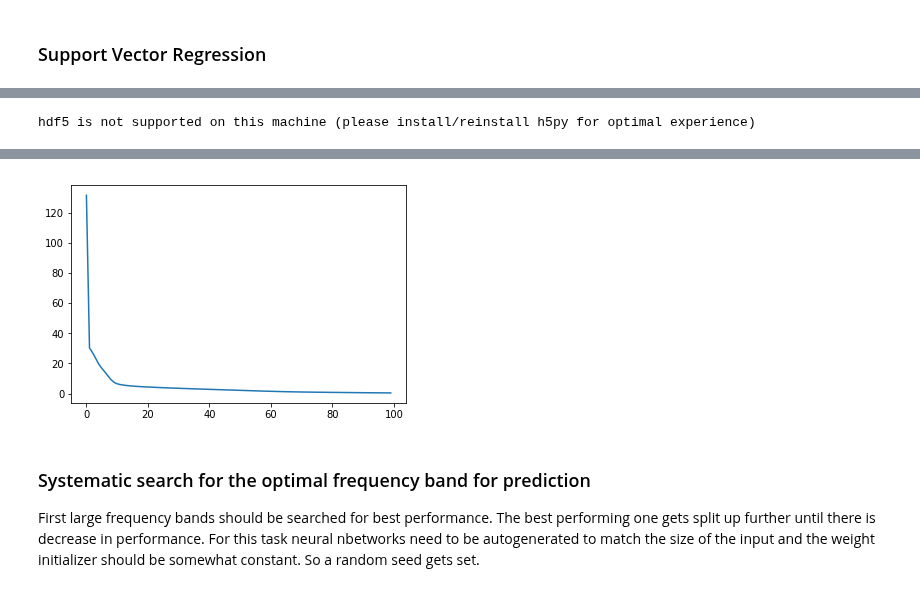
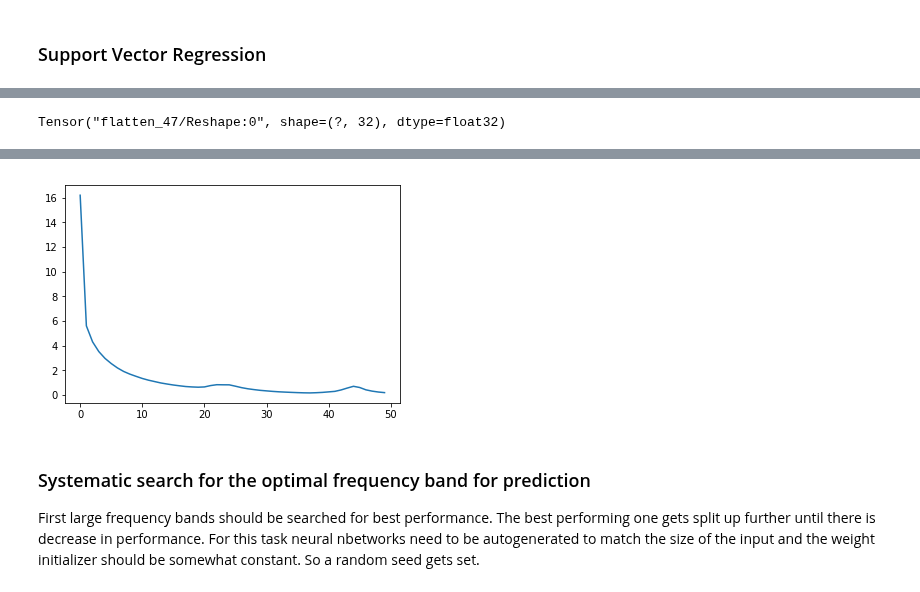
Before and after one commit to LucaHermes/PiezoAntenna, a Jupyter notebook: Piezo Antenna.ipynb, the cells around one changed output, grey strips where cells are left out. Drawn from its saved outputs; the diff is of its cells as text; code cells hidden in the pictures.

```diff
--- a/Piezo Antenna.ipynb
+++ b/Piezo Antenna.ipynb
@@ -298,14 +297,13 @@ total_powers = total_powers.set_index('speed', drop=True)
 freq_scale = []
 power_spectra = []
 distances = []
-pd_PSDs = pd.DataFrame()
+#pd_PSDs = pd.DataFrame()
 
 for i in range(N_CLASSES):
     # get the time course of every contact related to one distance
     contacts = data['contacts_lst'][i]
     f, Pxx = generate_spectrum(contacts)
     # calculate the mean spectrum for one distance
-    f, Pxx = generate_spectrum(contacts)
     avg = np.mean(Pxx, axis=0)
     speed = data.loc[i, 'speed']
     distance = data.loc[i, 'distance']
@@ -318,14 +316,14 @@ for i in range(N_CLASSES):
     total_powers.loc[speed, distance] = avg.sum()
     std_dev = np.std(Pxx, axis=0)
     Pxx = 10 * np.log10(Pxx)
-    for pxx in Pxx:
-        pd_PSDs.append([[distance, speed] + list(pxx)])
+    #for pxx in Pxx:
+    #    pd_PSDs.append([[distance, speed] + list(pxx)])
     if speed == 100:
         plt.plot(f, avg, label='distance %d' % distance)
 
     # mean_spectra[i] = avg
-pd_PSDs.columns = ['distance', 'speed'] + list(f.astype(str))
-pd_PSDs.to_csv('data/contact_snippets/contact_psds')
+#pd_PSDs.columns = ['distance', 'speed'] + list(f.astype(str))
+#pd_PSDs.to_csv('data/contact_snippets/contact_psds')
 # plot last spectrum
 #f, ax = plt.subplots()
 plt.legend()
@@ -468,14 +513,18 @@ def conv(in_data, kernel, stride=1):
 
 # build net
 weights = { 'W1' : tf.Variable(tf.random_normal([3, 1, 32])),
-            'W2' : tf.Variable(tf.random_normal([5, 32, 32])),
-            'W3' : tf.Variable(tf.random_normal([6, 32, 32])),}
+            'W2' : tf.Variable(tf.random_normal([5, 32, 64])),
+            'W3' : tf.Variable(tf.random_normal([6, 64, 32])),}
 
-#conv1 = conv(x, weights['W1'], 2)
-#conv2 = conv(conv1, weights['W2'], 4)
-#conv3 = conv(conv2, weights['W3'], 5)
-#fc1   = tf.layers.flatten(conv3)
-
+conv1 = conv(x, weights['W1'], 2)
+conv2 = conv(conv1, weights['W2'], 4)
+conv3 = conv(conv2, weights['W3'], 5)
+fc1   = tf.layers.flatten(conv3)
+print(fc1)
+# do    = tf.nn.dropout(fc1, 0.8)
+fc2   = fully_connected(fc1, 128, activation=tf.nn.relu)
+fc3   = fully_connected(fc2, 32, activation=tf.nn.relu)
+'''
 d0    = fully_connected(x, 556, activation=tf.nn.relu)
 d1    = fully_connected(d0, 512, activation=tf.nn.relu)
 d2    = fully_connected(d1, 400, activation=tf.nn.relu)
@@ -485,18 +534,20 @@ d44    = fully_connected(d3, 128, activation=tf.nn.relu)
 d4    = fully_connected(d44, 64, activation=tf.nn.relu)
 d5    = fully_connected(d4, 64, activation=tf.nn.relu)
 d6    = fully_connected(d5, 32, activation=tf.nn.relu)
-d7    = fully_connected(d6, 16, activation=tf.nn.relu)
+d7    = fully_connected(d6, 16, activation=tf.nn.relu)'''
 
 # output a percentage along the antenna
-sample = fully_connected(d6, 1, activation=tf.nn.relu)
+sample = fully_connected(fc3, 1, activation=tf.nn.relu)
 
 loss = tf.losses.mean_squared_error(sample, y)
 train = tf.train.AdamOptimizer(learning_rate=0.0001).minimize(loss)
 # %% [output]
-hdf5 is not supported on this machine (please install/reinstall h5py for optimal experience)
+Tensor("flatten_47/Reshape:0", shape=(?, 32), dtype=float32)
 # %%
-num_epochs = 100
-batch_size = 30
+num_epochs = 50
+batch_size = 10
+
+tf.set_random_seed(42)
 
 init = tf.global_variables_initializer()
 
@@ -545,7 +596,7 @@ with tf.Session() as sess:
 
 
 plt.plot(loss_summary)
-print(np.ravel(y_test)[:20])
-print(predictions[:20])
+for i in range(10):
+    print("Contact at {} cm < - > {:.4f} cm prediction".format(np.ravel(y_test)[i], predictions[i]))
 print("Mean Divergence\t{}".format(np.mean(np.abs(np.ravel(y_test) - predictions))))
 # %% [output]
@@ -571,4 +622,4 @@ Mean Divergence 0.7470396295541063
-[figure, old version]
+[figure, new version]
 # %% [markdown]
 ### Systematic search for the optimal frequency band for prediction
 
```
Also changed, not shown: parts of 17 cells of this notebook.
